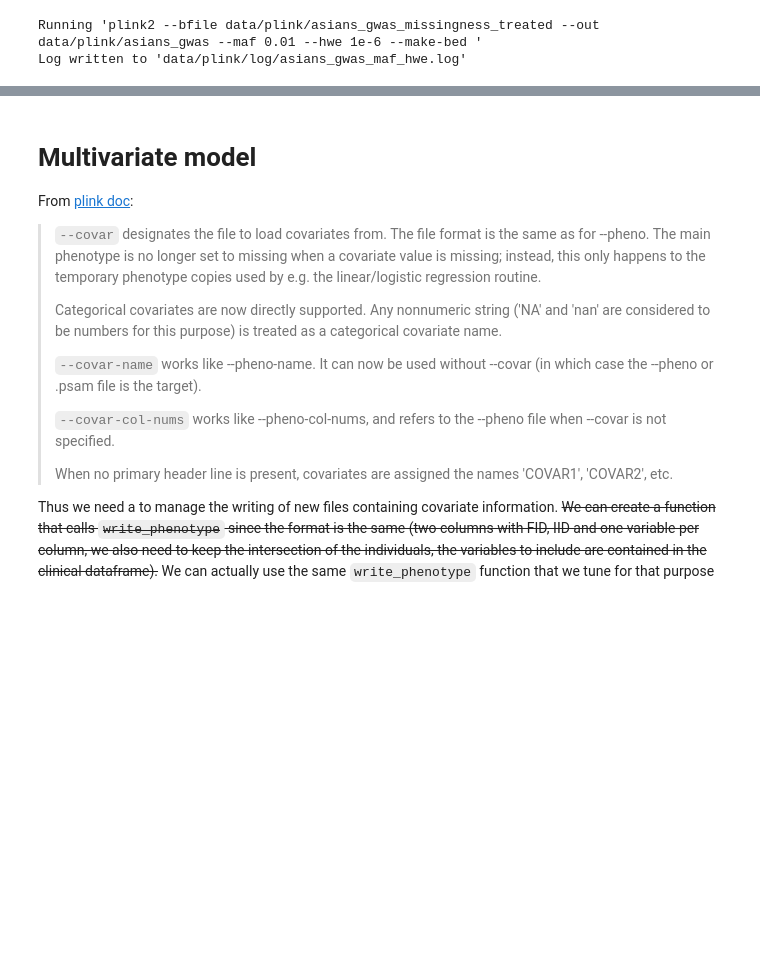
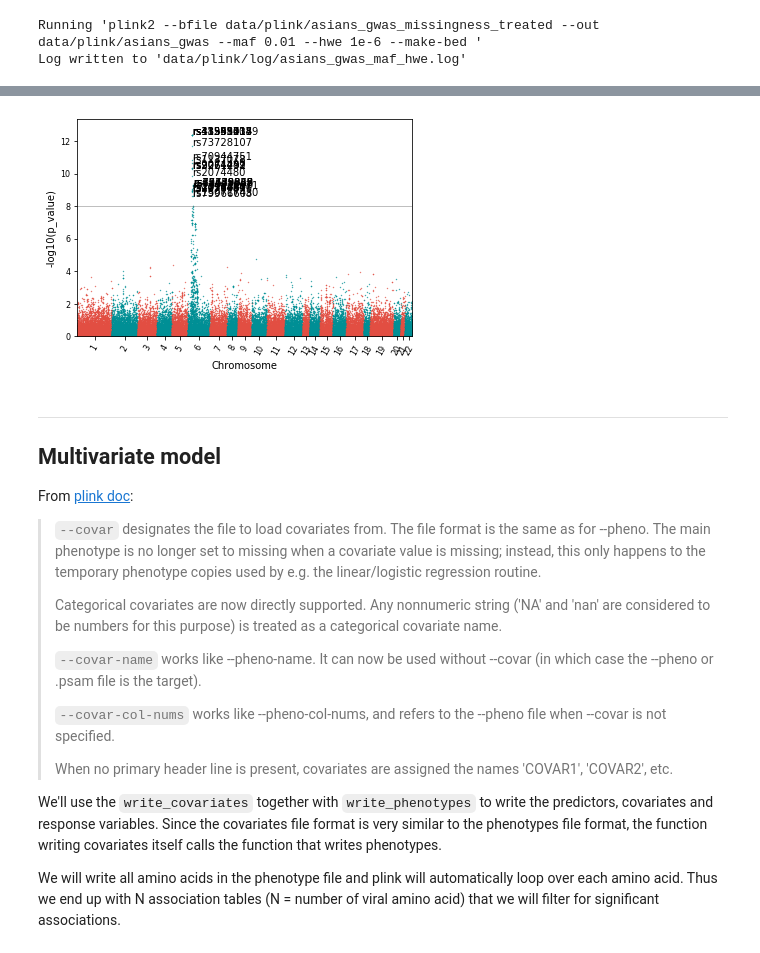
Before and after one commit to matthiaszeller/HBV, a Jupyter notebook: GWAS - Asian individuals.ipynb, the cells around one changed output, grey strips where cells are left out. Cells and saved outputs as stored; diff of their text form; code cells hidden in the pictures; blank space fills up the shorter version.

```diff
--- a/GWAS - Asian individuals.ipynb
+++ b/GWAS - Asian individuals.ipynb
@@ -112,5 +147,12 @@ Log written to 'data/plink/log/asians_gwas_maf_hwe.log'
+# %%
+data = FormatData(PATH_ASIANS_GWAS+'.PC_160_A.glm.logistic', sep='\s+', chromosome='#CHROM',
+                  p_value='P')
+GenerateManhattan(data, refSNP='ID', significance=8)
+# %% [output]
+[figure, added]
 # %% [markdown]
-# Multivariate model
+***
+## Multivariate model
 
 From [plink doc](https://www.cog-genomics.org/plink/1.9/input#covar):
 
@@ -124,4 +166,6 @@ From [plink doc](https://www.cog-genomics.org/plink/1.9/input#covar):
 >
 >When no primary header line is present, covariates are assigned the names 'COVAR1', 'COVAR2', etc.
 
-Thus we need a to manage the writing of new files containing covariate information. <s>We can create a function that calls `write_phenotype` since the format is the same (two columns with FID, IID and one variable per column, we also need to keep the intersection of the individuals, the variables to include are contained in the clinical dataframe).</s> We can  actually use the same `write_phenotype` function that we tune for that purpose
+We'll use the `write_covariates` together with `write_phenotypes` to write the predictors, covariates and response variables. Since the covariates file format is very similar to the phenotypes file format, the function writing covariates itself calls the function that writes phenotypes.
+
+We will write all amino acids in the phenotype file and plink will automatically loop over each amino acid. Thus we end up with N association tables (N = number of viral amino acid) that we will filter for significant associations.
```
Also changed, not shown: parts of 12 cells of this notebook, 3 other files.
